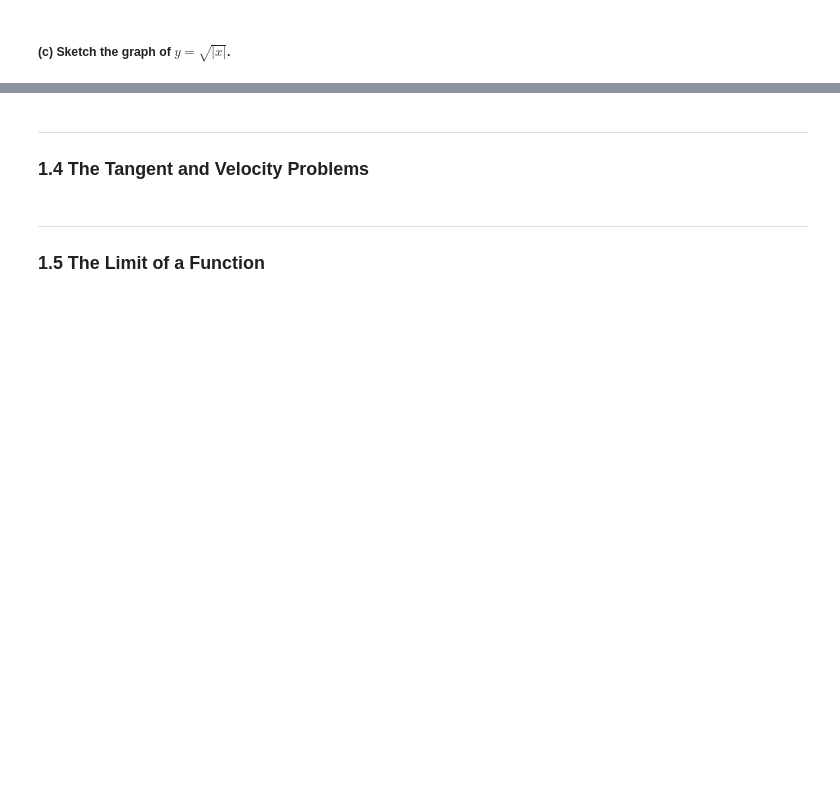
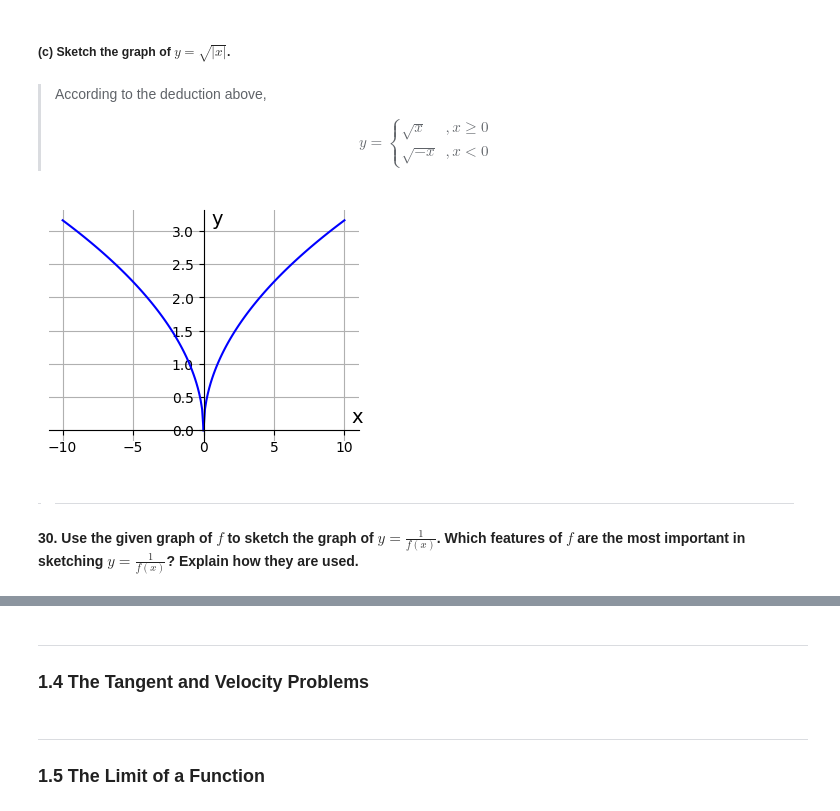
Before and after one commit to Aipss/DiveIntoDeepLearning, a Jupyter notebook: Calculus/Chapter1_Functions-and-Limits.ipynb, the cells around one changed output, grey strips where cells are left out. Cells and saved outputs as stored; diff of their text form; code cells hidden in the pictures; blank space fills up the shorter version.

```diff
--- a/Calculus/Chapter1_Linear-Equations-in-Linear-Algebra.ipynb
+++ b/Calculus/Chapter1_Functions-and-Limits.ipynb
@@ -494,2 +534,34 @@ plt.show()
 # %% [markdown]
 ##### (c) Sketch the graph of $y = \sqrt{|x|}$.
+# %% [markdown]
+> According to the deduction above,
+> $$ \begin{aligned}
+> y = \begin{cases}
+> \sqrt{x} & , x \geq 0 \\
+> \sqrt{-x} & , x < 0
+> \end{cases} \end{aligned} $$
+# %%
+x1 = np.linspace(0, 10, 100)
+x2 = np.linspace(-10, 0, 100)
+
+fig, ax = plt.subplots(figsize=(4, 3))
+ax.plot(x1, np.sqrt(x1), 'b-')
+ax.plot(x2, np.sqrt(-x2), 'b-')
+
+ax.spines['top'].set_visible(False)
+ax.spines['right'].set_visible(False)
+
+ax.spines['left'].set_position('zero')
+ax.spines['bottom'].set_position('zero')
+
+ax.text(10.5, 0.2, 'x', fontsize=14, va='center')
+ax.text(1, 3.1, 'y', fontsize=14, ha='center')
+
+ax.grid(True)
+plt.show()
+# %% [output]
+[figure, added]
+# %% [markdown]
+> ---
+
+#### 30. Use the given graph of $f$ to sketch the graph of $y = \frac{1}{f(x)}$. Which features of $f$ are the most important in sketching $y = \frac{1}{f(x)}$? Explain how they are used.
```
Also changed, not shown: parts of 43 cells of this notebook, 1 other file.
